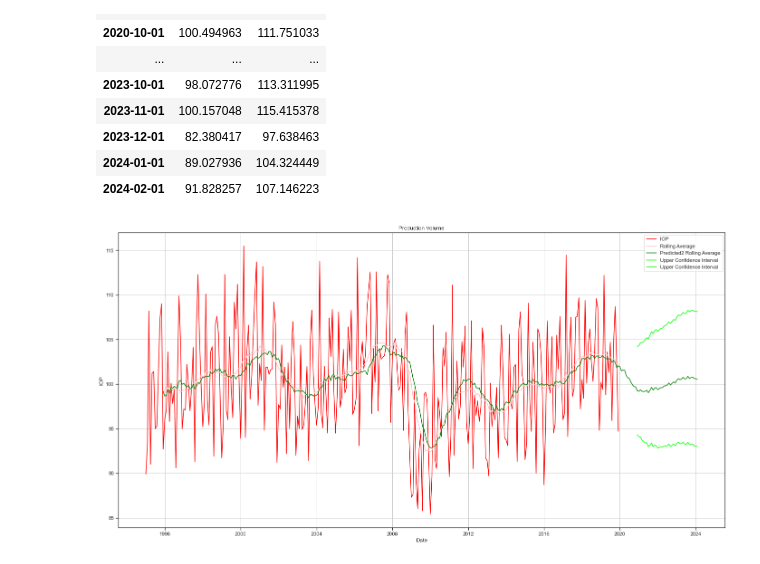
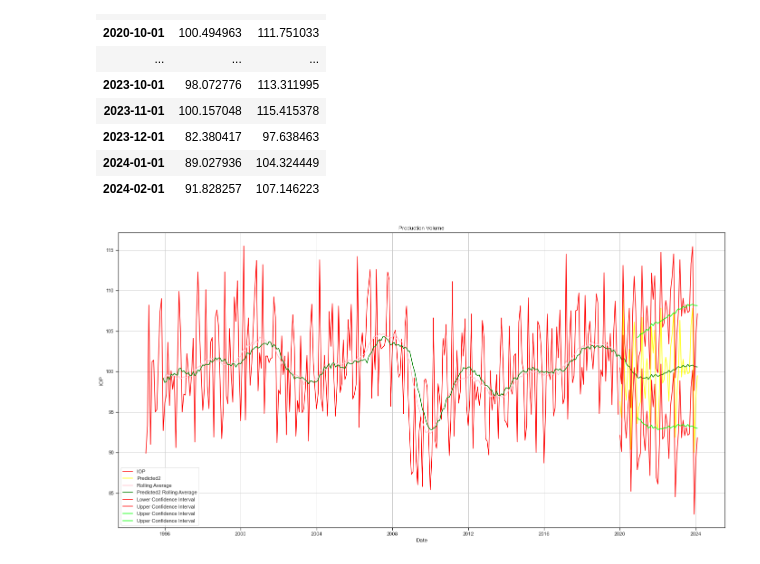
Before and after one commit to DuncanFerguson/GITHUB_REPOSITORY, a Jupyter notebook: DU_MSDS/Data Science Tools 1/Assignment_5/Duncan_Ferguson_Assignment_5.ipynb, the cells around one changed output. Saved outputs shown, nothing was run; the diff lists cells and outputs as text; code cells hidden in the pictures.

```diff
--- a/DU_MSDS/Data Science Tools 1/Assignment_5/Duncan_Ferguson_Assignment_5.ipynb
+++ b/DU_MSDS/Data Science Tools 1/Assignment_5/Duncan_Ferguson_Assignment_5.ipynb
@@ -572,17 +572,17 @@ yhat_conf_int
 # %%
 plt.figure(figsize=(24,12))
 sns.set(style='ticks')
 sns.lineplot(x='Date', y='IOP', data=predict_it, label='IOP', color='red')
 #sns.lineplot(x='Date', y='Predicted', data=predict_it, label='Predicted')
-#sns.lineplot(x='Date', y='Predicted2', data=predict_it, label='Predicted2', color='yellow')
+sns.lineplot(x='Date', y='Predicted2', data=predict_it[len(ProductionVolume['IOP']):], label='Predicted2', color='yellow')
 sns.lineplot(x='Date', y='Rolling Average', data=predict_it, label='Rolling Average', color='pink')
 sns.lineplot(x='Date', y='Predicted2 Rolling Average', data=predict_it, label='Predicted2 Rolling Average', color='green')
-#sns.lineplot(x='Date', y='lower IOP', data=predict_it, label='Lower Confidence Interval', color='lime')
-#sns.lineplot(x='Date', y='upper IOP', data=predict_it, label='Upper Confidence Interval', color='lime')
+sns.lineplot(x='Date', y='lower IOP', data=predict_it, label='Lower Confidence Interval', color='red')
+sns.lineplot(x='Date', y='upper IOP', data=predict_it, label='Upper Confidence Interval', color='red')
 sns.lineplot(x='Date', y='upper_conf', data=predict_it, label='Upper Confidence Interval', color='lime')
 sns.lineplot(x='Date', y='lower_conf', data=predict_it, label='Upper Confidence Interval', color='lime')
 plt.title("Production Volume")
 plt.grid()
 plt.show()
 # %% [output]
-[figure, old version]
+[figure, new version]
```
